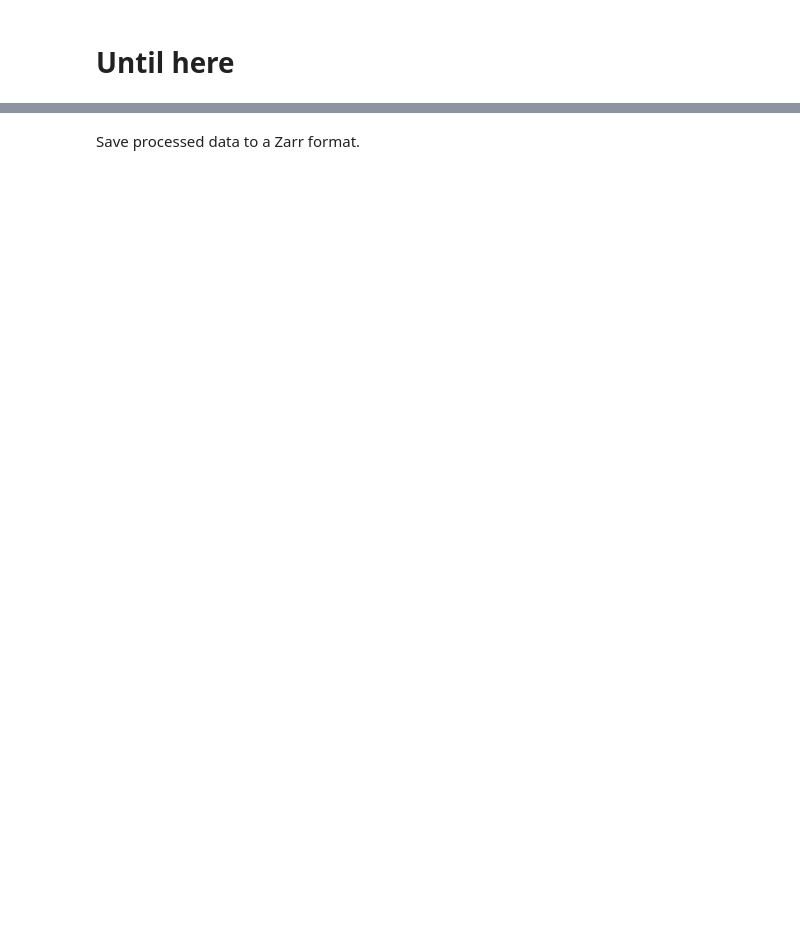
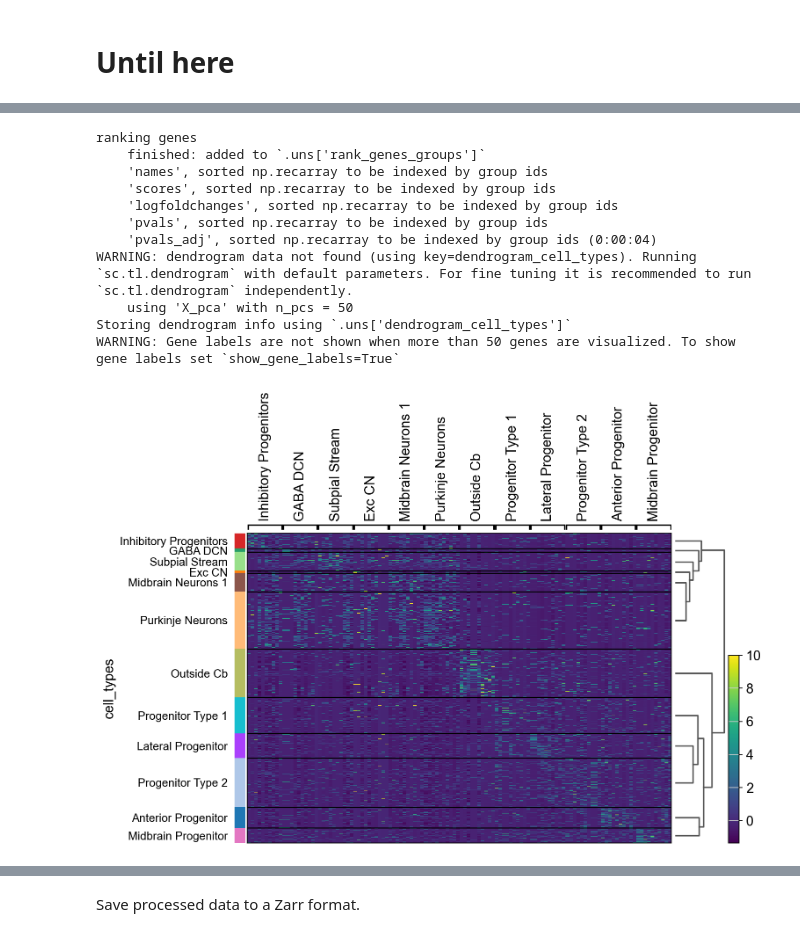
Before and after one commit to kwoniris/mouse-cereb-dev, a Jupyter notebook: code/anndata_to_zarr.ipynb, the cells around one changed output, grey strips where cells are left out. Saved outputs shown, nothing was run; the diff lists cells and outputs as text; code cells hidden in the pictures; blank space fills up the shorter version.

```diff
--- a/code/anndata_to_zarr.ipynb
+++ b/code/anndata_to_zarr.ipynb
@@ -513,0 +364,16 @@ sc.pl.spatial(data, spot_size=75, color="Rora", show=False)
+# %%
+sc.tl.rank_genes_groups(data, groupby='cell_types', method='wilcoxon')
+sc.pl.rank_genes_groups_heatmap(data, n_genes=10)
+# %% [output]
+ranking genes
+    finished: added to `.uns['rank_genes_groups']`
+    'names', sorted np.recarray to be indexed by group ids
+    'scores', sorted np.recarray to be indexed by group ids
+    'logfoldchanges', sorted np.recarray to be indexed by group ids
+    'pvals', sorted np.recarray to be indexed by group ids
+    'pvals_adj', sorted np.recarray to be indexed by group ids (0:00:04)
+WARNING: dendrogram data not found (using key=dendrogram_cell_types). Running `sc.tl.dendrogram` with default parameters. For fine tuning it is recommended to run `sc.tl.dendrogram` independently.
+    using 'X_pca' with n_pcs = 50
+Storing dendrogram info using `.uns['dendrogram_cell_types']`
+WARNING: Gene labels are not shown when more than 50 genes are visualized. To show gene labels set `show_gene_labels=True`
+[figure, added]
```
Also changed, not shown: parts of 43 cells of this notebook, 4 other files.
